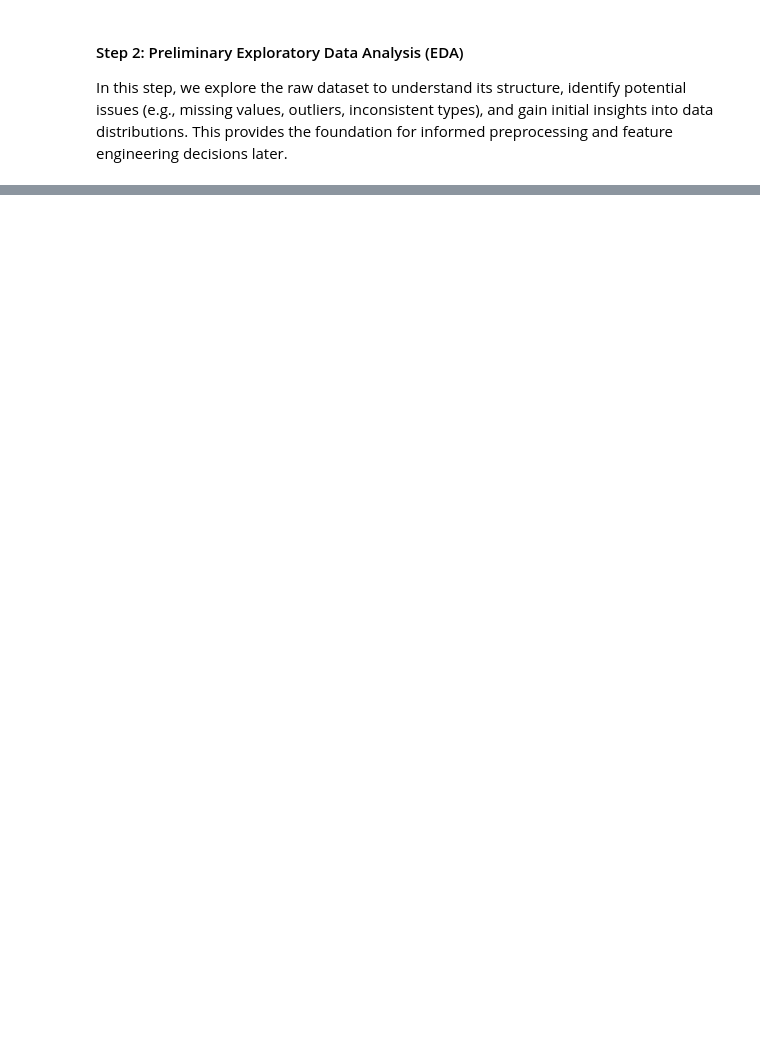
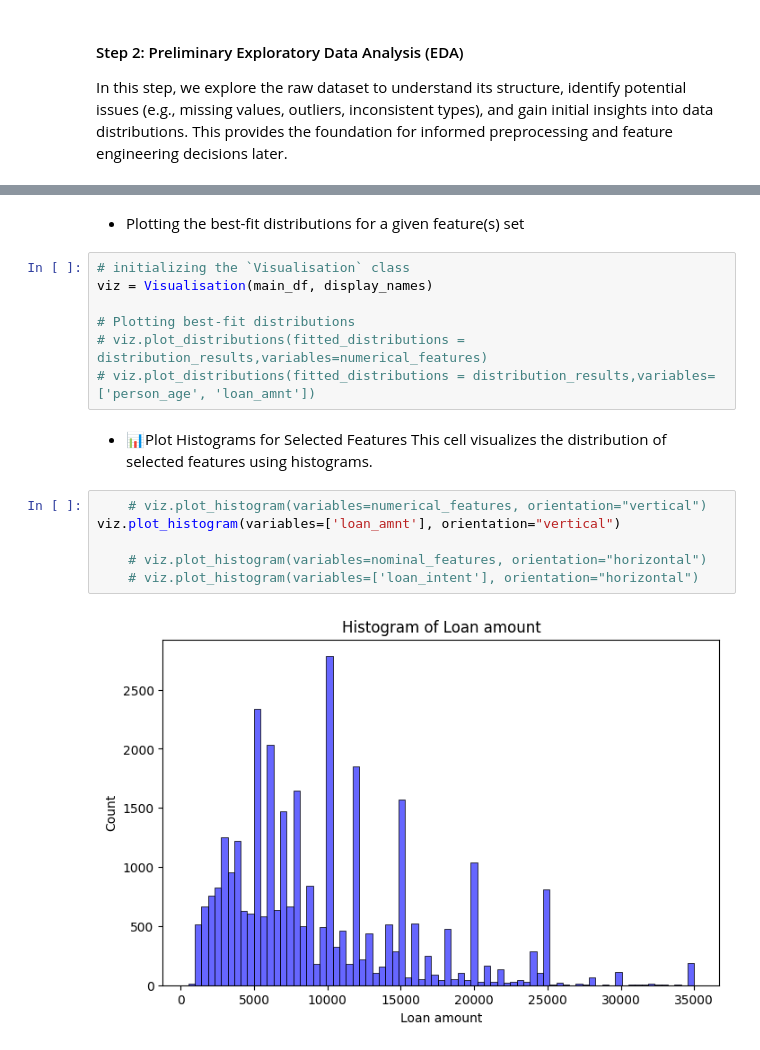
Before and after one commit to soleimanihamed/Daanish, a Jupyter notebook: projects/probability_of_default/main.ipynb, the cells around one changed output, grey strips where cells are left out. Cells and saved outputs as stored; diff of their text form; blank space fills up the shorter version.

```diff
--- a/projects/probability_of_default/main.ipynb
+++ b/projects/probability_of_default/main.ipynb
@@ -176,0 +200,20 @@ AttributeError: 'SaveUtils' object has no attribute 'save_dataframe_to_excel'
+# %% [markdown]
+- Plotting the best-fit distributions for a given feature(s) set
+# %%
+# initializing the `Visualisation` class
+viz = Visualisation(main_df, display_names)
+
+# Plotting best-fit distributions
+# viz.plot_distributions(fitted_distributions = distribution_results,variables=numerical_features)
+# viz.plot_distributions(fitted_distributions = distribution_results,variables=['person_age', 'loan_amnt'])
+# %% [markdown]
+- 📊Plot Histograms for Selected Features
+This cell visualizes the distribution of selected features using histograms.
+# %%
+    # viz.plot_histogram(variables=numerical_features, orientation="vertical")
+viz.plot_histogram(variables=['loan_amnt'], orientation="vertical")
+
+    # viz.plot_histogram(variables=nominal_features, orientation="horizontal")
+    # viz.plot_histogram(variables=['loan_intent'], orientation="horizontal")
+# %% [output]
+[figure, added]
```
Also changed, not shown: parts of 30 cells of this notebook, 16 other files.
